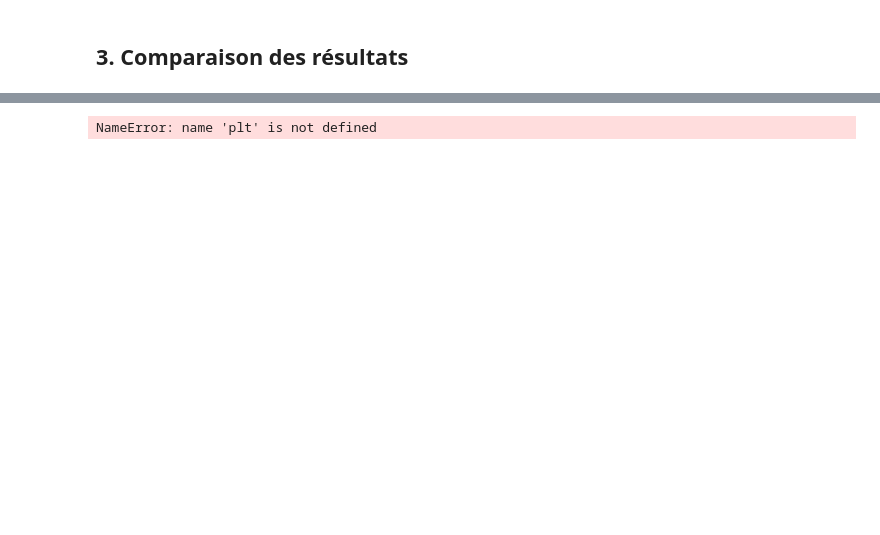
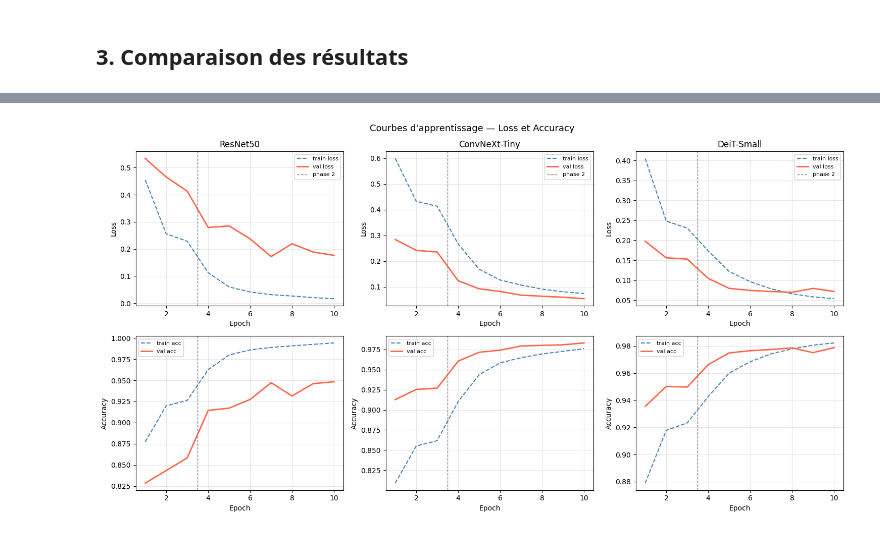
Before and after one commit to ErwanR123/TP2_ML_medical, a Jupyter notebook: Projet_supp.ipynb, the cells around one changed output, grey strips where cells are left out. Drawn from its saved outputs; the diff is of its cells as text; code cells hidden in the pictures; blank space fills up the shorter version.

```diff
--- a/Projet_supp.ipynb
+++ b/Projet_supp.ipynb
@@ -84,11 +84,11 @@ val_ds   = CachedDataset(_raw_val,   augment=False)
 test_ds  = CachedDataset(_raw_test,  augment=False)
 
 train_loader = DataLoader(train_ds, batch_size=128, shuffle=True,
-                          num_workers=4, pin_memory=True, persistent_workers=True)
+                          num_workers=4, pin_memory=True)
 val_loader   = DataLoader(val_ds,   batch_size=256, shuffle=False,
-                          num_workers=4, pin_memory=True, persistent_workers=True)
+                          num_workers=4, pin_memory=True)
 test_loader  = DataLoader(test_ds,  batch_size=256, shuffle=False,
-                          num_workers=4, pin_memory=True, persistent_workers=True)
+                          num_workers=4, pin_memory=True)
 
 print(f'Train : {len(train_ds)} | Val : {len(val_ds)} | Test : {len(test_ds)}')
 print(f'RAM dataset (uint8) : ~{(train_ds.imgs.nelement() + val_ds.imgs.nelement() + test_ds.imgs.nelement()) / 1e9:.2f} GB')
@@ -436,35 +437,36 @@ Le F1 de ResNet50 chute davantage par rapport à son accuracy que les deux autre
 # %%
 fig, axes = plt.subplots(2, 3, figsize=(15, 8))
 
-for col, (hist, name) in enumerate(zip([history_rn, history_cnx, history_deit], models_names)):
+for col, (hist, name) in enumerate(zip([history_rn, history_deit, history_cnx], models_names)):
     eps = range(1, len(hist['train_acc']) + 1)
-    phase2_start = 3  # séparation phase 1 / phase 2
+    phase2_start = 3
 
-    # Ligne du haut : loss
+    # Ligne du haut : loss train + val
     ax_loss = axes[0, col]
-    ax_loss.plot(eps, hist['train_loss'], label='train loss', color='steelblue')
+    ax_loss.plot(eps, hist['train_loss'], label='train loss', color='steelblue', ls='--')
+    ax_loss.plot(eps, hist['val_loss'],   label='val loss',   color='tomato',    lw=2)
     ax_loss.axvline(x=phase2_start + 0.5, color='gray', ls='--', lw=1, label='phase 2')
     ax_loss.set_title(name)
     ax_loss.set_xlabel('Epoch')
     ax_loss.set_ylabel('Loss')
     ax_loss.legend(fontsize=8)
     ax_loss.grid(True, alpha=0.3)
 
     # Ligne du bas : accuracy train + val
     ax_acc = axes[1, col]
     ax_acc.plot(eps, hist['train_acc'], label='train acc', color='steelblue', ls='--')
     ax_acc.plot(eps, hist['val_acc'],   label='val acc',   color='tomato',    lw=2)
     ax_acc.axvline(x=phase2_start + 0.5, color='gray', ls='--', lw=1)
     ax_acc.set_xlabel('Epoch')
     ax_acc.set_ylabel('Accuracy')
     ax_acc.legend(fontsize=8)
     ax_acc.grid(True, alpha=0.3)
 
-plt.suptitle('Courbes d\'apprentissage — Loss et Accuracy', fontsize=13)
+plt.suptitle("Courbes d'apprentissage — Loss et Accuracy", fontsize=13)
 plt.tight_layout()
 plt.show()
 # %% [output]
-NameError: name 'plt' is not defined
+[figure, added]
 # %%
 # Matrices de confusion côte à côte
 fig, axes = plt.subplots(1, 3, figsize=(18, 5))
```
Also changed, not shown: parts of 29 cells of this notebook.
